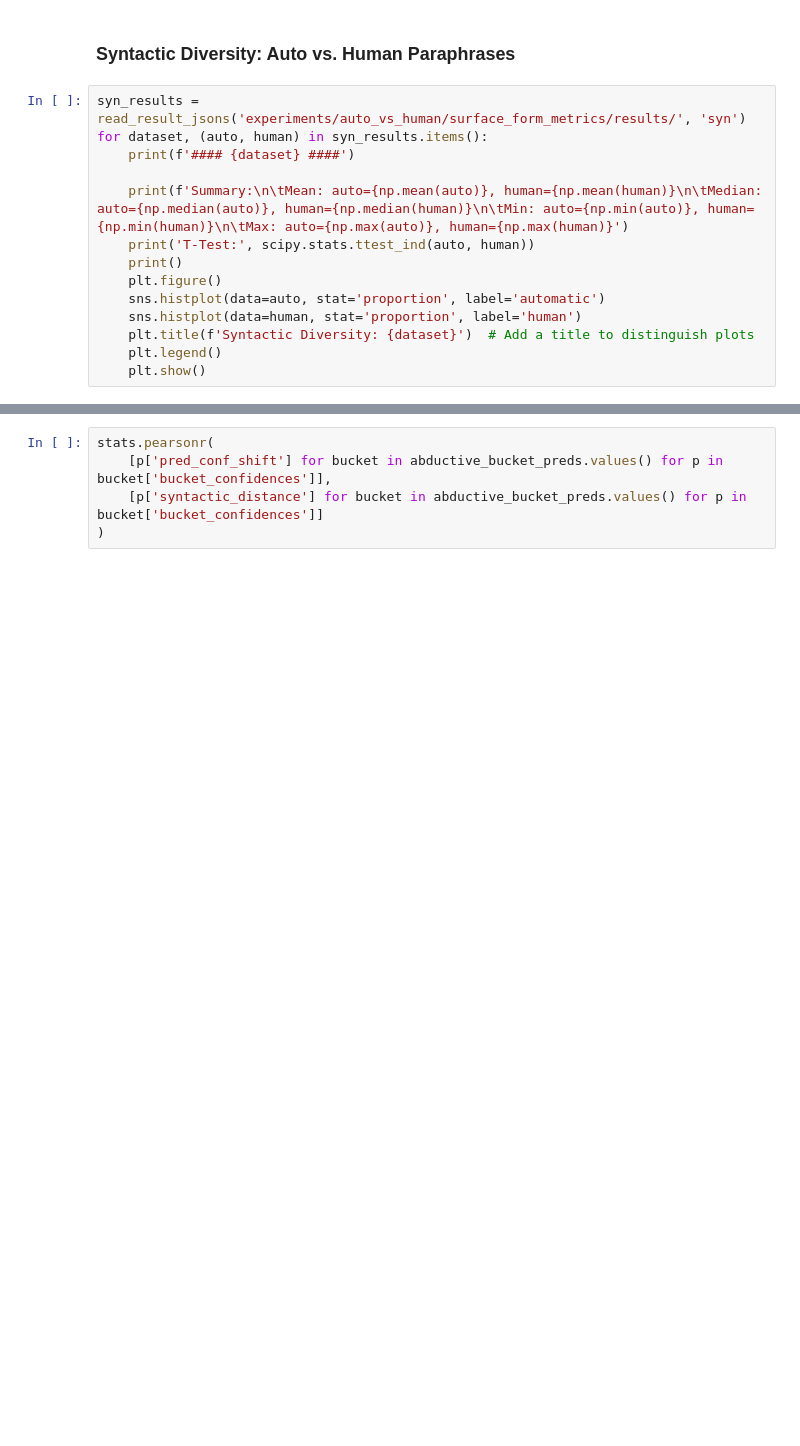
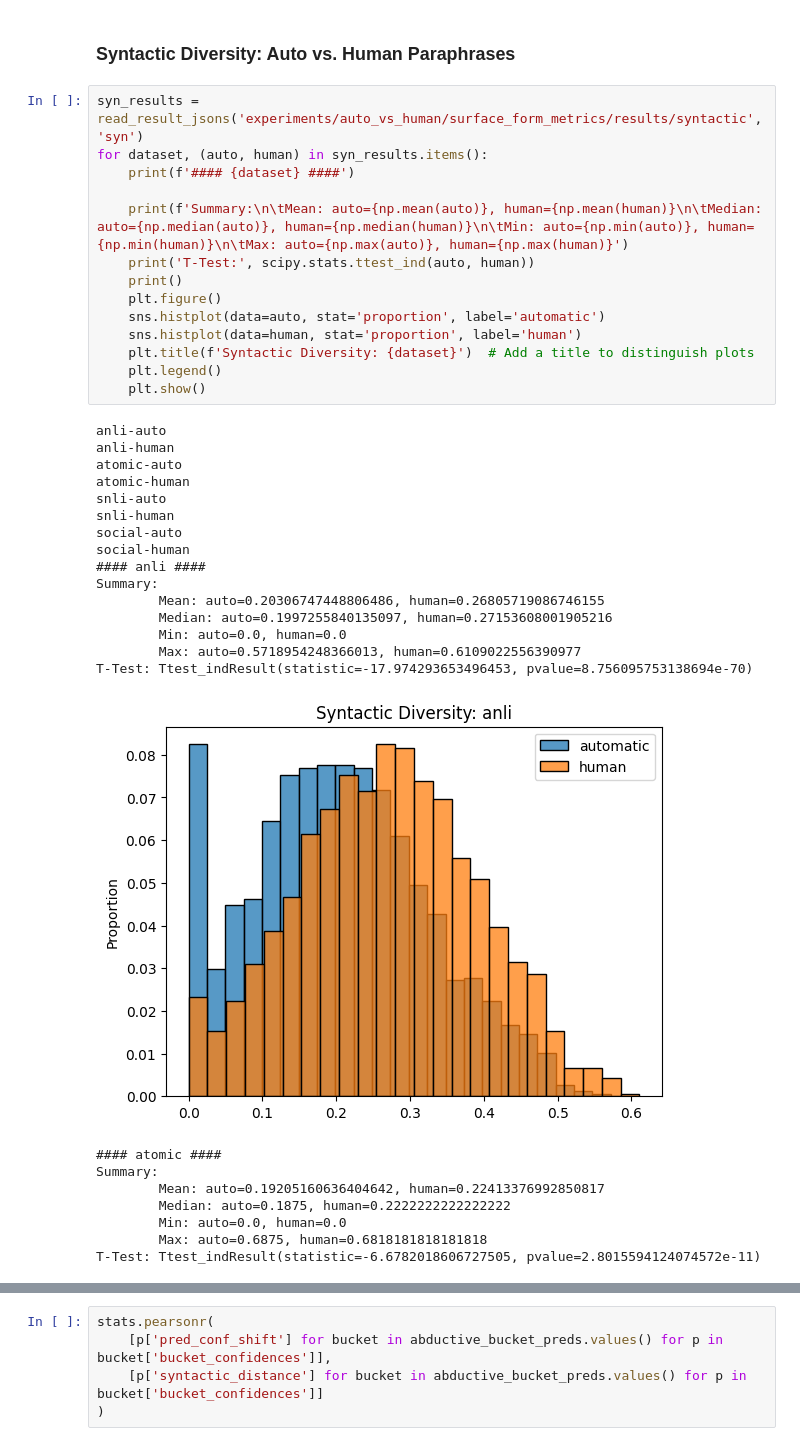
Before and after one commit to nehasrikn/paraphrase-nlu-internal, a Jupyter notebook: experiments/auto_vs_human/surface_form_metrics/surface_form.ipynb, the cells around one changed output, grey strips where cells are left out. Cells and saved outputs as stored; diff of their text form; blank space fills up the shorter version.

```diff
--- a/experiments/auto_vs_human/surface_form_metrics/surface_form.ipynb
+++ b/experiments/auto_vs_human/surface_form_metrics/surface_form.ipynb
@@ -42,16 +88,40 @@ for dataset, (auto, human) in lex_results.items():
 # %% [markdown]
 ### Syntactic Diversity: Auto vs. Human Paraphrases
 # %%
-syn_results = read_result_jsons('experiments/auto_vs_human/surface_form_metrics/results/', 'syn')
+syn_results = read_result_jsons('experiments/auto_vs_human/surface_form_metrics/results/syntactic', 'syn')
 for dataset, (auto, human) in syn_results.items():
     print(f'#### {dataset} ####')
 
     print(f'Summary:\n\tMean: auto={np.mean(auto)}, human={np.mean(human)}\n\tMedian: auto={np.median(auto)}, human={np.median(human)}\n\tMin: auto={np.min(auto)}, human={np.min(human)}\n\tMax: auto={np.max(auto)}, human={np.max(human)}')
     print('T-Test:', scipy.stats.ttest_ind(auto, human))
     print()
     plt.figure()
     sns.histplot(data=auto, stat='proportion', label='automatic')
     sns.histplot(data=human, stat='proportion', label='human')
     plt.title(f'Syntactic Diversity: {dataset}')  # Add a title to distinguish plots
     plt.legend()
     plt.show()
+# %% [output]
+anli-auto
+anli-human
+atomic-auto
+atomic-human
+snli-auto
+snli-human
+social-auto
+social-human
+#### anli ####
+Summary:
+        Mean: auto=0.20306747448806486, human=0.26805719086746155
+        Median: auto=0.1997255840135097, human=0.27153608001905216
+        Min: auto=0.0, human=0.0
+        Max: auto=0.5718954248366013, human=0.6109022556390977
+T-Test: Ttest_indResult(statistic=-17.974293653496453, pvalue=8.756095753138694e-70)
+[figure, added]
+#### atomic ####
+Summary:
+        Mean: auto=0.19205160636404642, human=0.22413376992850817
+        Median: auto=0.1875, human=0.2222222222222222
+        Min: auto=0.0, human=0.0
+        Max: auto=0.6875, human=0.6818181818181818
+T-Test: Ttest_indResult(statistic=-6.6782018606727505, pvalue=2.8015594124074572e-11)
```
Also changed, not shown: parts of 5 cells of this notebook, 25 other files.
